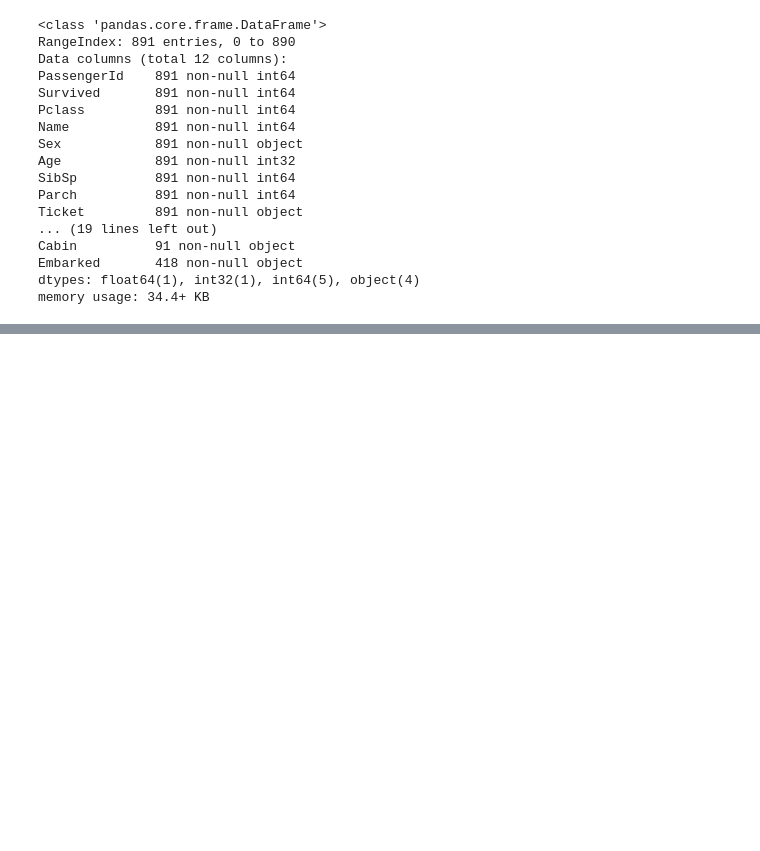
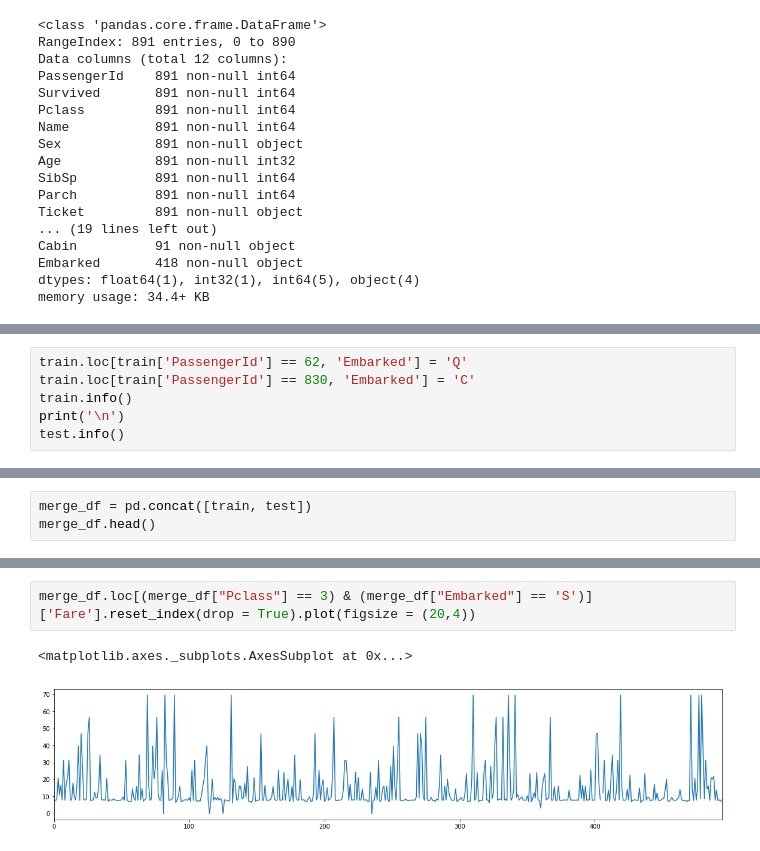
Before and after one commit to gjustin40/Kaggle, a Jupyter notebook: Titanic/Kaggle_Titanic.ipynb, the cells around one changed output, grey strips where cells are left out. Cells and saved outputs as stored; diff of their text form; blank space fills up the shorter version.

```diff
--- a/Titanic/Kaggle_Titanic.ipynb
+++ b/Titanic/Kaggle_Titanic.ipynb
@@ -305,0 +342,6 @@ df.plot(kind = 'bar', rot = 0)
+# %%
+train.loc[train['PassengerId'] == 62, 'Embarked'] = 'Q'
+train.loc[train['PassengerId'] == 830, 'Embarked'] = 'C'
+train.info()
+print('\n')
+test.info()
@@ -305,0 +375,3 @@ df.plot(kind = 'bar', rot = 0)
+# %%
+merge_df = pd.concat([train, test])
+merge_df.head()
@@ -305,0 +385,5 @@ df.plot(kind = 'bar', rot = 0)
+# %%
+merge_df.loc[(merge_df["Pclass"] == 3) & (merge_df["Embarked"] == 'S')]['Fare'].reset_index(drop = True).plot(figsize = (20,4))
+# %% [output]
+<matplotlib.axes._subplots.AxesSubplot at 0x...>
+[figure, added]
```
Also changed, not shown: parts of 17 cells of this notebook.
